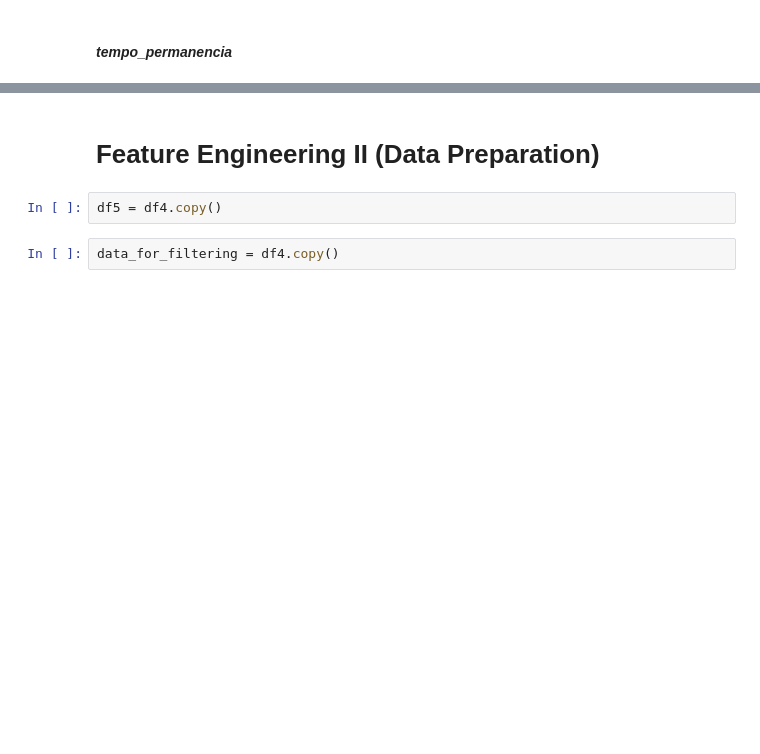
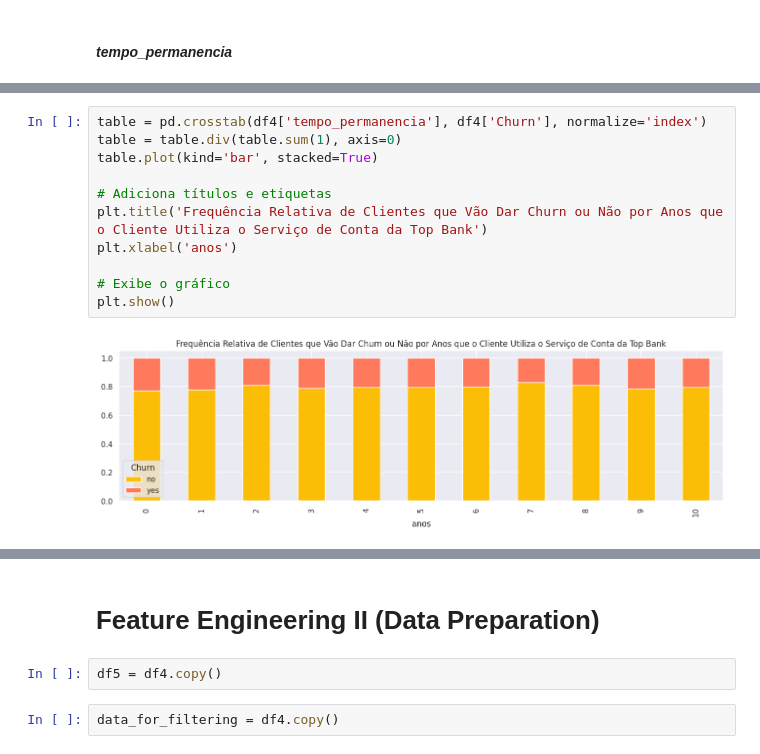
Before and after one commit to rodrigo-rngl/data-science-portfolio, a Jupyter notebook: top-bank-churn-predict/notebooks/Project Clients Churn Predict - V2.ipynb, the cells around one changed output, grey strips where cells are left out. Saved outputs shown, nothing was run; the diff lists cells and outputs as text; blank space fills up the shorter version.

```diff
--- a/top-bank-churn-predict/notebooks/Project Clients Churn Predict - V2.ipynb
+++ b/top-bank-churn-predict/notebooks/Project Clients Churn Predict - V2.ipynb
@@ -1101,0 +1101,13 @@ plt.show()
+# %%
+table = pd.crosstab(df4['tempo_permanencia'], df4['Churn'], normalize='index')
+table = table.div(table.sum(1), axis=0)
+table.plot(kind='bar', stacked=True)
+
+# Adiciona títulos e etiquetas
+plt.title('Frequência Relativa de Clientes que Vão Dar Churn ou Não por Anos que o Cliente Utiliza o Serviço de Conta da Top Bank')
+plt.xlabel('anos')
+
+# Exibe o gráfico
+plt.show()
+# %% [output]
+[figure, added]
```
Also changed, not shown: parts of 28 cells of this notebook.
